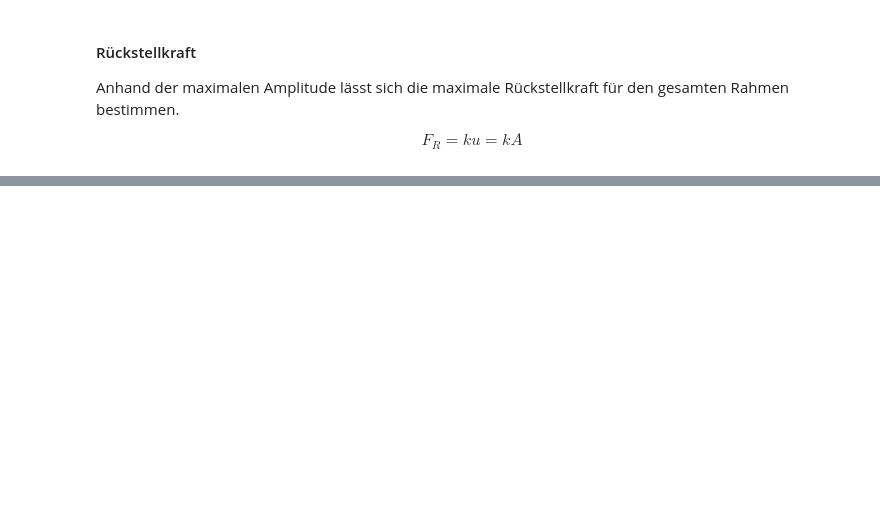
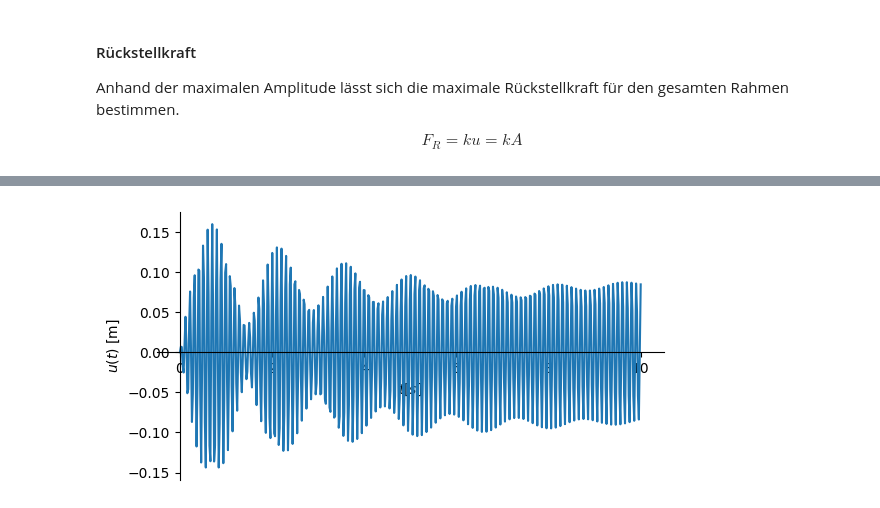
Before and after one commit to PascalGitz/Beispielsammlung, a Jupyter notebook: U2_EMS.ipynb, the cells around one changed output, grey strips where cells are left out. Saved outputs shown, nothing was run; the diff lists cells and outputs as text; code cells hidden in the pictures; blank space fills up the shorter version.

```diff
--- a/U2_EMS.ipynb
+++ b/U2_EMS.ipynb
@@ -390,0 +524,5 @@ render.eq_display('M_max', 'F_R /2 * H * Rational(0.5)',
+# %%
+V_omega = 1/(sp.sqrt((1-(omega/omega_n)**2)**2 + (2*zeta*(omega/omega_n))**2))
+
+render.eq_display('V(omega)', '1/(sqrt((1-(omega/omega_n)**2)**2 + (2*zeta_*(omega/omega_n))**2))',
+                  'V(omega)', V_omega.subs(params).simplify().evalf(3))
@@ -390,0 +536,6 @@ render.eq_display('M_max', 'F_R /2 * H * Rational(0.5)',
+# %%
+u_stat = F_0 / k
+
+render.eq_display('u_stat', 'F_0 / k',
+                  'u_stat', u_stat,
+                  'u_stat', u_stat.subs(params).evalf(4))
@@ -390,0 +567,39 @@ render.eq_display('M_max', 'F_R /2 * H * Rational(0.5)',
+# %%
+u_p = V_omega.subs(params) * u_stat *sp.cos(omega *t)
+
+# render.eq_display('u_p', u_p.subs(params).simplify().evalf(3))
+# %%
+omega_d = omega_n * sp.sqrt(1-zeta**2)
+
+# render.eq_display('omega_d', 'omega_n *sqrt(1-zeta_**2)',
+#                   'omega_d', omega_d.subs(params).simplify().evalf(3))
+# %%
+#| label: fig-gesamtantwort_ems3
+#| fig-cap: "Gesamtantwort des Systems"
+
+
+A_1, A_2 = sp.symbols('A_1:3')
+omega_d_raw = omega_d*unit.second
+omega_n_raw = omega_n * unit.second
+u_h_ansatz = sp.exp(-zeta*omega_n_raw*t)*(A_1 * sp.cos(omega_d_raw*t)+A_2*sp.sin(omega_d_raw*t))
+randbedingung_1 = (u_h_ansatz+u_p).subs(t,0)
+randbedingung_2 = sp.diff((u_h_ansatz+u_p),t).subs(t,0)
+
+A_solve = sp.solve([randbedingung_1, randbedingung_2], [A_1, A_2], dict=True)[0]
+
+
+u_h = u_h_ansatz.subs(A_solve)
+
+
+u_t = u_h.subs(params).simplify()/unit.m + u_p.subs(params_plot).simplify()/unit.m**2
+
+u_t_plot = u_t.subs(params_plot).subs(unit.second, 1)
+
+sp.plot(u_t_plot, (t,0,10), adaptive=False, nb_of_points=500,
+        xlabel='$t [s]$',
+        ylabel='$u(t)$ [m]',
+        size=(5.9,3))
+
+plt.show()
+# %% [output]
+[figure, added]
```
Also changed, not shown: parts of 129 cells of this notebook, 20 other files.
